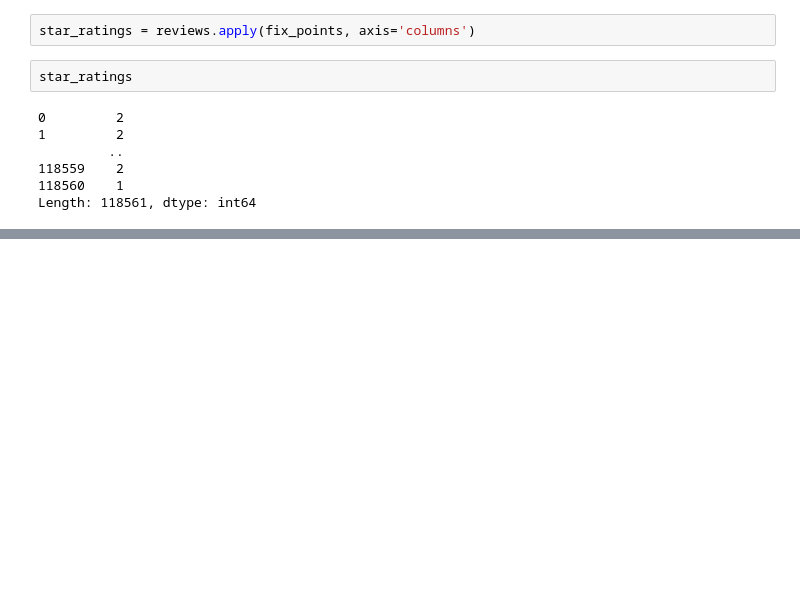
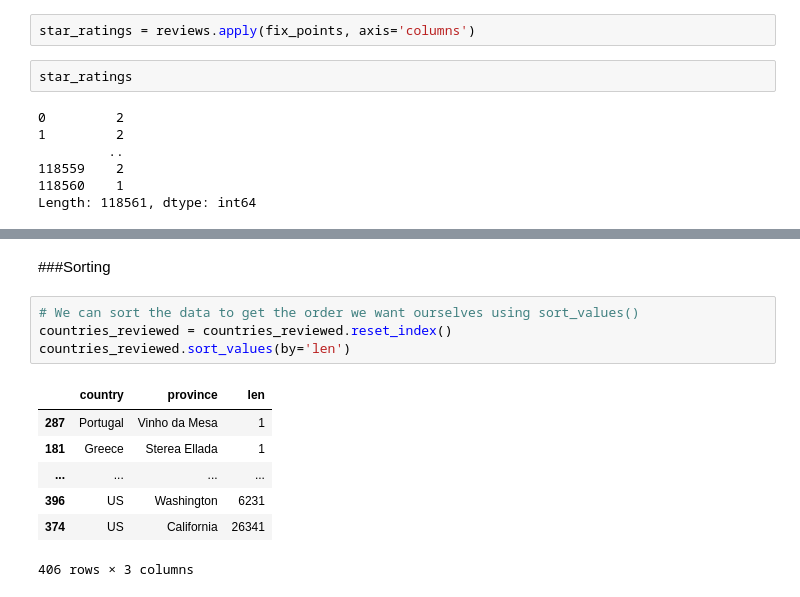
Before and after one commit to Daniel-Benson-Poe/66DaysOfData, a Jupyter notebook: Pandas_MiniCourse_on_Kaggle.ipynb, the cells around one changed output, grey strips where cells are left out. Cells and saved outputs as stored; diff of their text form; blank space fills up the shorter version.

```diff
--- a/Pandas_MiniCourse_on_Kaggle.ipynb
+++ b/Pandas_MiniCourse_on_Kaggle.ipynb
@@ -999,0 +1095,14 @@ Length: 118561, dtype: int64
+# %% [markdown]
+###Sorting
+# %%
+# We can sort the data to get the order we want ourselves using sort_values()
+countries_reviewed = countries_reviewed.reset_index()
+countries_reviewed.sort_values(by='len')
+# %% [output]
+|  | country | province | len |
+| 287 | Portugal | Vinho da Mesa | 1 |
+| 181 | Greece | Sterea Ellada | 1 |
+| ... | ... | ... | ... |
+| 396 | US | Washington | 6231 |
+| 374 | US | California | 26341 |
+406 rows × 3 columns
```
Also changed, not shown: parts of 26 cells of this notebook.
